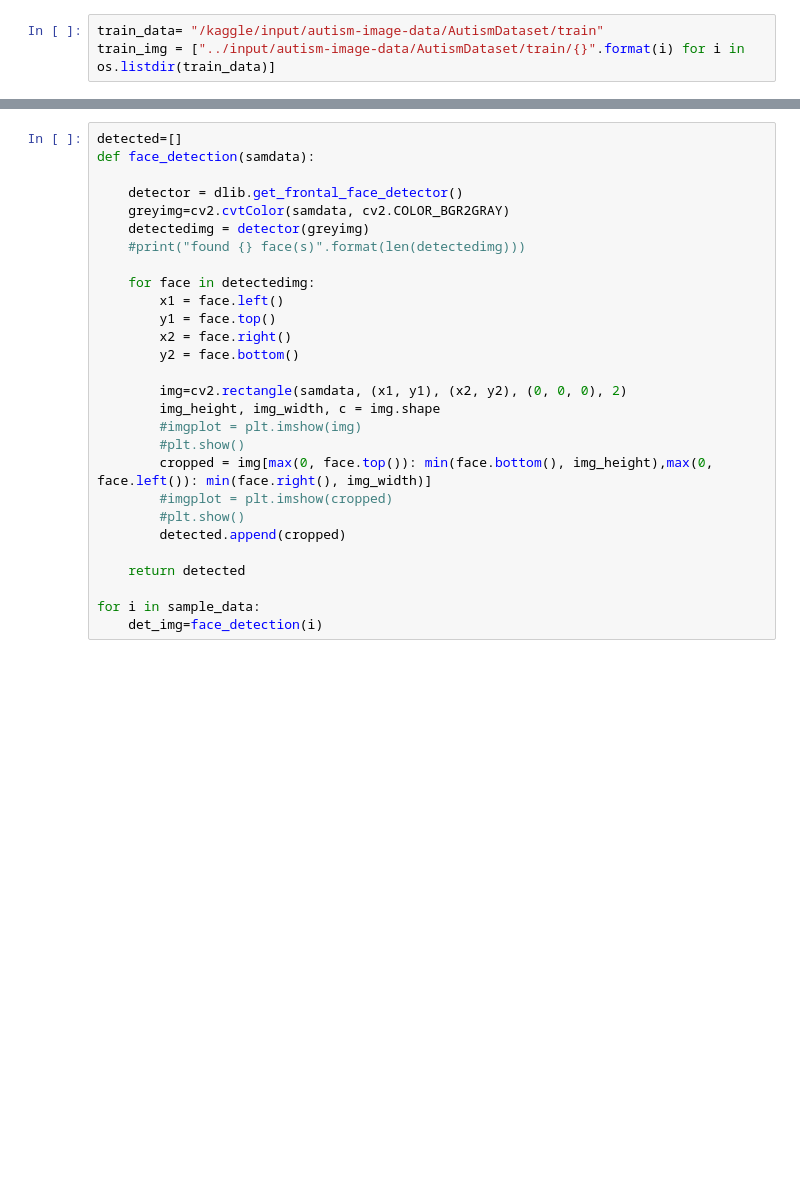
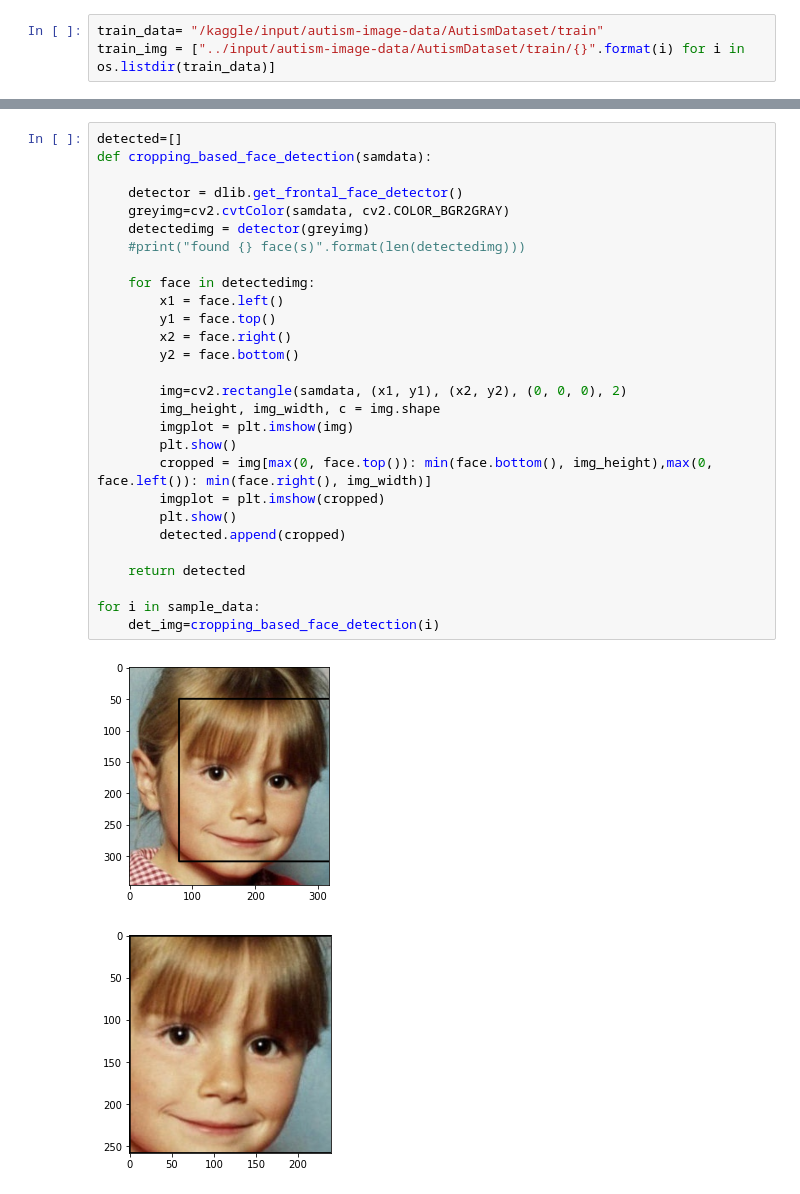
Before and after one commit to GP-Autism-Detection/GraduationProject, a Jupyter notebook: preprocessing-2.ipynb, the cells around one changed output, grey strips where cells are left out. Saved outputs shown, nothing was run; the diff lists cells and outputs as text; blank space fills up the shorter version.

```diff
--- a/preprocessing-2.ipynb
+++ b/preprocessing-2.ipynb
@@ -24,31 +27,34 @@ sample_data=sampledata()
 # %%
 detected=[]
-def face_detection(samdata):
+def cropping_based_face_detection(samdata):
 
     detector = dlib.get_frontal_face_detector()
     greyimg=cv2.cvtColor(samdata, cv2.COLOR_BGR2GRAY)
     detectedimg = detector(greyimg)
     #print("found {} face(s)".format(len(detectedimg)))
 
     for face in detectedimg:
         x1 = face.left()
         y1 = face.top()
         x2 = face.right()
         y2 = face.bottom()
 
         img=cv2.rectangle(samdata, (x1, y1), (x2, y2), (0, 0, 0), 2)
         img_height, img_width, c = img.shape
-        #imgplot = plt.imshow(img)
-        #plt.show()
+        imgplot = plt.imshow(img)
+        plt.show()
         cropped = img[max(0, face.top()): min(face.bottom(), img_height),max(0, face.left()): min(face.right(), img_width)]
-        #imgplot = plt.imshow(cropped)
-        #plt.show()
+        imgplot = plt.imshow(cropped)
+        plt.show()
         detected.append(cropped)
 
     return detected
 
 for i in sample_data:
-    det_img=face_detection(i)
+    det_img=cropping_based_face_detection(i)
+# %% [output]
+[figure, added]
+[figure, added]
 # %%
 resizedimg=[]
 def ReSize(detimg):
```
Also changed, not shown: parts of 8 cells of this notebook.
